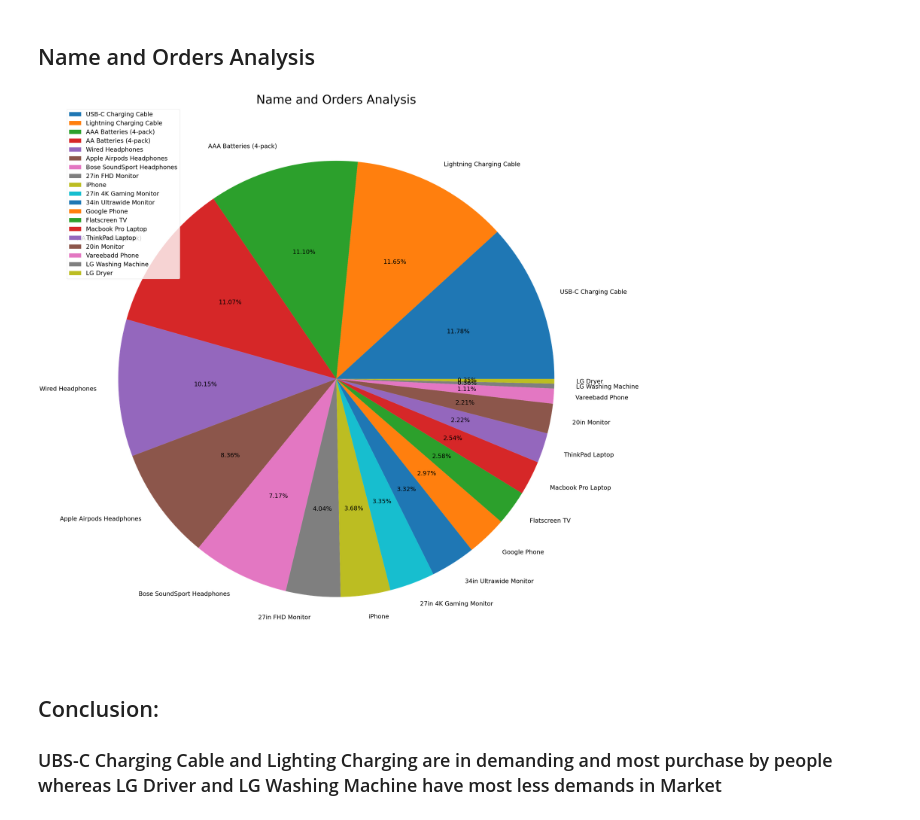
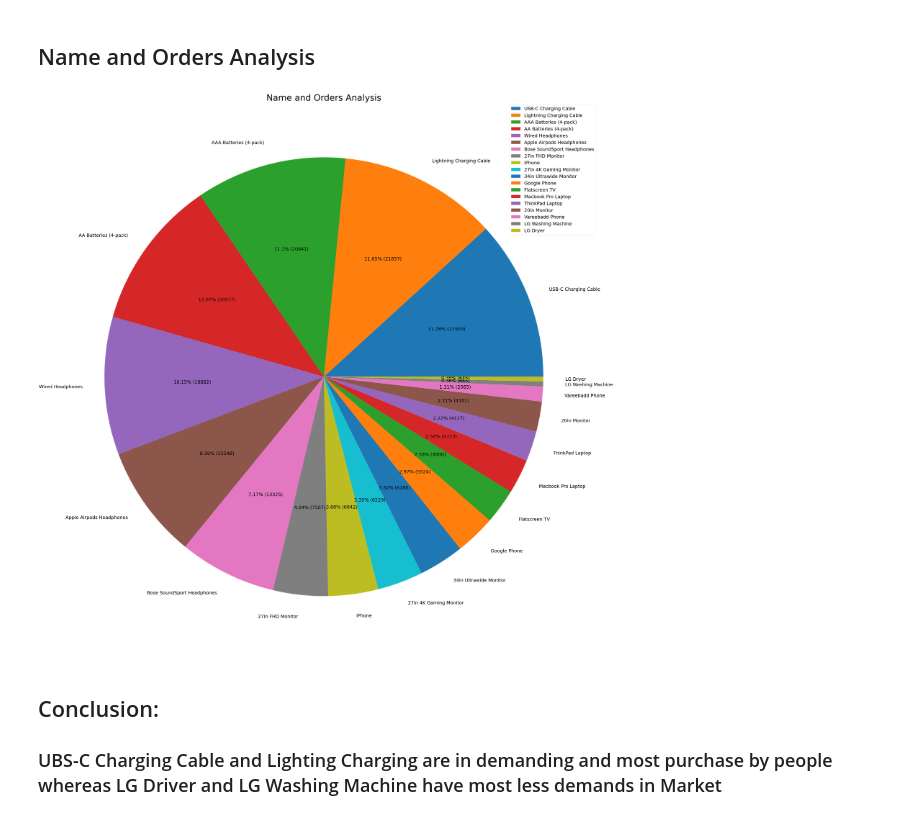
Before and after one commit to lokeshparab/Data-Science-Projects, a Jupyter notebook: Weekly Project 18/Weekly Project - 18.ipynb, the cells around one changed output. Saved outputs shown, nothing was run; the diff lists cells and outputs as text; code cells hidden in the pictures.

```diff
--- a/Weekly Project 18/Weekly Project - 18.ipynb
+++ b/Weekly Project 18/Weekly Project - 18.ipynb
@@ -56,19 +56,23 @@ dtypes: float64(1), int64(4), object(1)
 memory usage: 1.0+ KB
 # %% [markdown]
 ## Name and Orders Analysis
-# %%
-data = df.sort_values(by='Orders',ascending = False)
-orders = data['Orders']
-names  = data['Name']
-
-plt.rc('font', **{'size':30})
-plt.figure(figsize=(100,50))
-plt.pie(orders,labels = names,autopct = '%1.2f%%')
-plt.legend()
-plt.title('Name and Orders Analysis', fontsize = 60)
-plt.show()
-# %% [output]
-[figure, removed]
+# %%
+data = df.sort_values(by='Orders',ascending = False)
+orders = data['Orders']
+names  = data['Name']
+
+def format(p,orders):
+    value = int(p/100 * orders.sum())
+    return f'{round(p,2)}% ({value})'
+
+plt.rc('font', **{'size':32})
+plt.figure(figsize=(100,70))
+plt.pie(orders,labels = names,autopct = lambda p : format(p,orders))
+plt.legend()
+plt.title('Name and Orders Analysis', fontsize = 60)
+plt.show()
+# %% [output]
+[figure, added]
 # %% [markdown]
 ## Conclusion:
 ### UBS-C Charging Cable and Lighting Charging are in demanding and most purchase by people whereas LG Driver and LG Washing Machine have most less demands in Market
```
Also changed, not shown: parts of 5 cells of this notebook, 2 other files.
